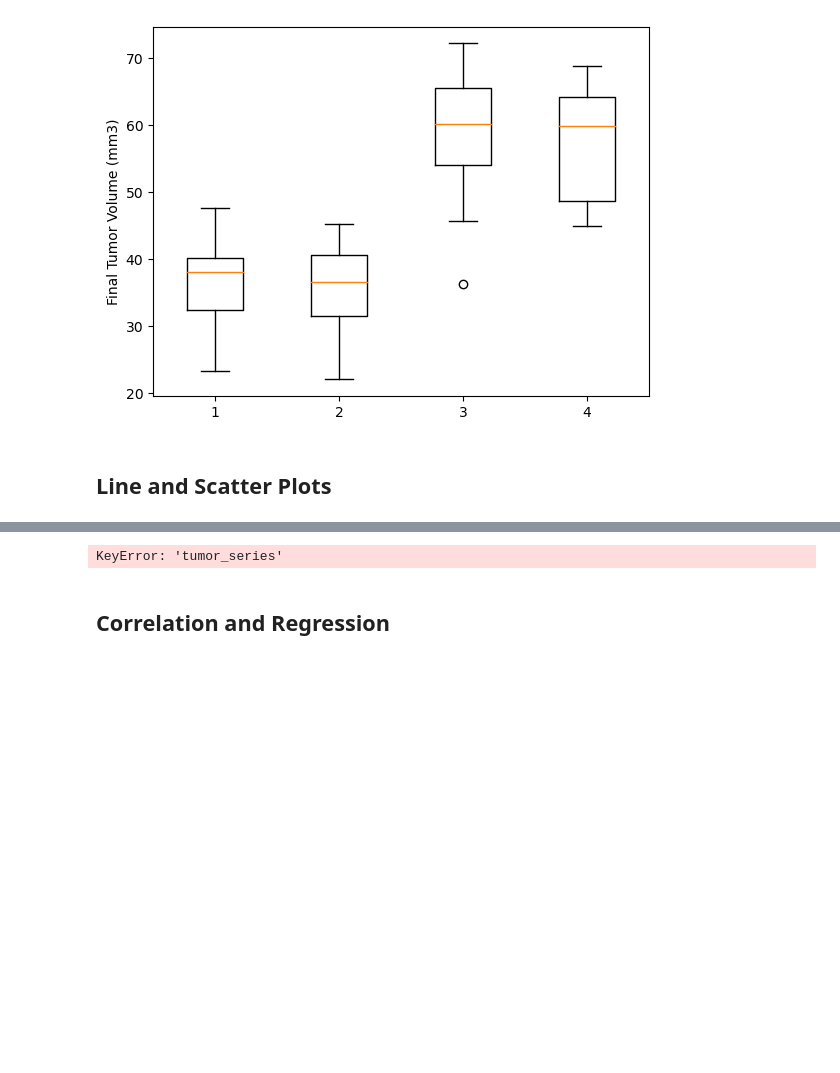
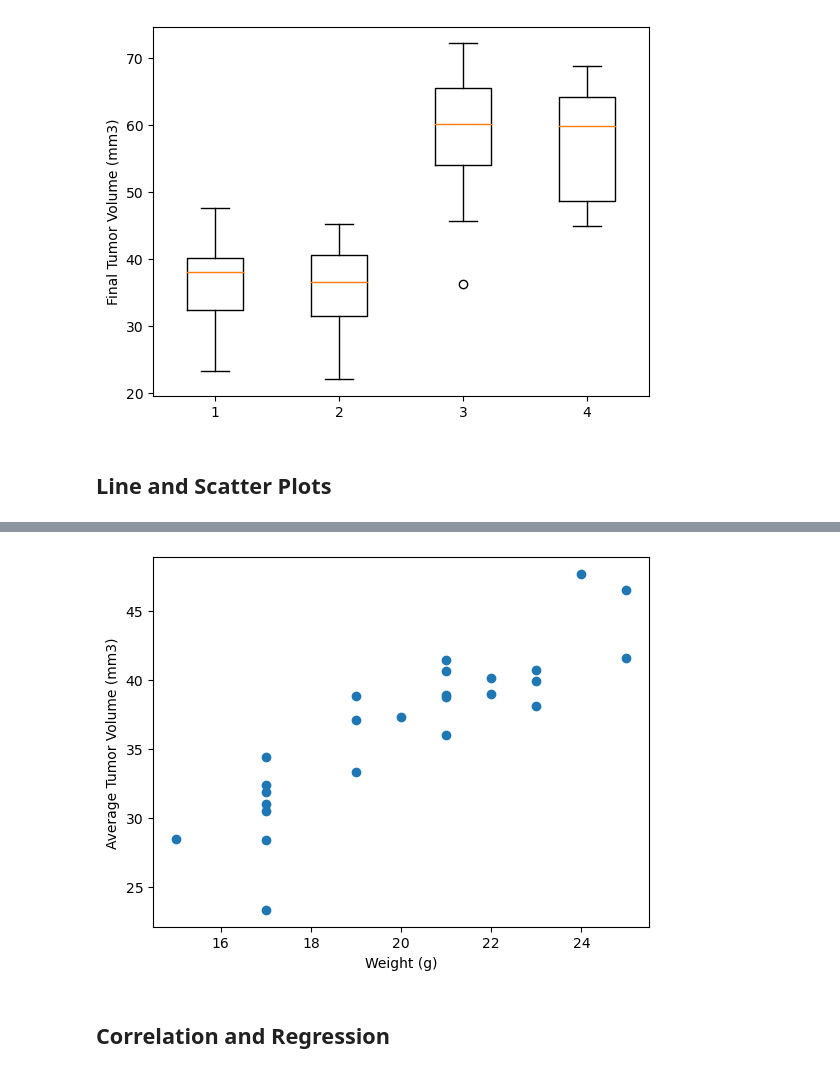
Before and after one commit to GabrielaDelgado/Module5, a Jupyter notebook: Pymaceuticals/pymaceuticals_starter.ipynb, the cells around one changed output, grey strips where cells are left out. Saved outputs shown, nothing was run; the diff lists cells and outputs as text; code cells hidden in the pictures; blank space fills up the shorter version.

```diff
--- a/Pymaceuticals/pymaceuticals_starter.ipynb
+++ b/Pymaceuticals/pymaceuticals_starter.ipynb
@@ -292,12 +294,16 @@ InvalidIndexError: (0     False
 # %%
 # Generate a scatter plot of mouse weight vs. the average observed tumor volume for the entire Capomulin regimen
-scatter_p = study_merge[study_merge["Drug Regimen"] == "Capomulin", study_merge["tumor_series"]]
-plt.scatter()
+capomulin_regimen = study_merge.loc[study_merge["Drug Regimen"] == "Capomulin"]
+
+average_volume = capomulin_regimen.groupby("Mouse ID")["Tumor Volume (mm3)"].mean()
+mouse_weight = capomulin_regimen.groupby("Mouse ID")["Weight (g)"].unique()
+
+plt.scatter(mouse_weight, average_volume)
 plt.xlabel("Weight (g)")
 plt.ylabel("Average Tumor Volume (mm3)")
 plt.show()
 # %% [output]
-KeyError: 'tumor_series'
+[figure, added]
 # %% [markdown]
 ## Correlation and Regression
 # %%
```
Also changed, not shown: parts of 6 cells of this notebook, 2 other files.
